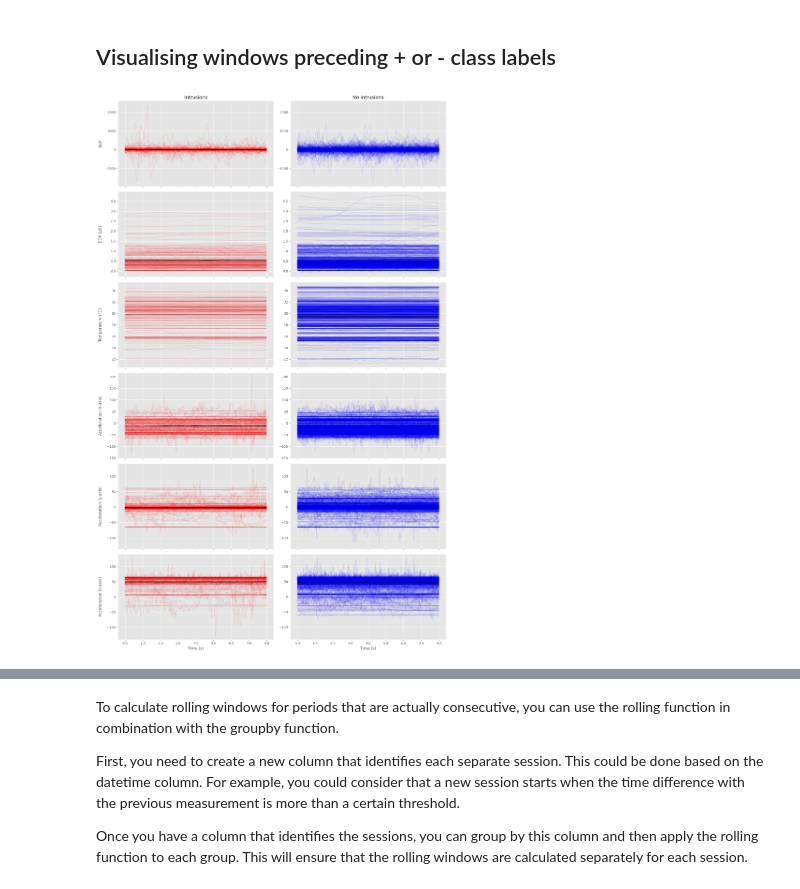
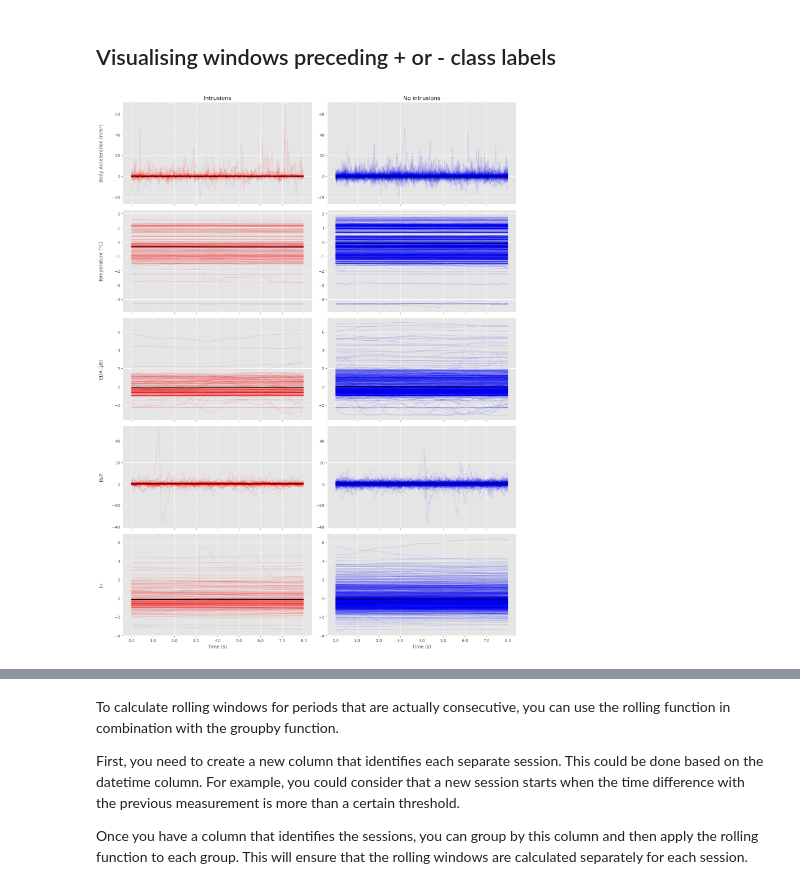
Before and after one commit to koenraijer/IP-TNT, a Jupyter notebook: 06_feature_engineering.ipynb, the cells around one changed output, grey strips where cells are left out. Drawn from its saved outputs; the diff is of its cells as text; code cells hidden in the pictures.

```diff
--- a/06_feature_engineering.ipynb
+++ b/06_feature_engineering.ipynb
@@ -33,10 +142,23 @@ import matplotlib.pyplot as plt
 import pandas as pd
 import numpy as np
 
-# df['unix_time'] = pd.to_datetime(df['unix_time'], unit='s')  # Convert 'unix_time' to datetime format
-# df = df.set_index('unix_time')
+df['unix_time'] = pd.to_datetime(df['unix_time'], unit='s')  # Convert 'unix_time' to datetime format
+df = df.set_index('unix_time')
 
 def get_segment_data(df, column_names):
+    """
+    Extracts segment data from a DataFrame based on specified column names.
+
+    Args:
+        df (pandas.DataFrame): The input DataFrame.
+        column_names (list): A list of column names to extract segment data from.
+
+    Returns:
+        tuple: A tuple containing two dictionaries. The first dictionary contains segment data for positive labels,
+               and the second dictionary contains segment data for negative labels. Each dictionary maps column names
+               to DataFrames, where each column in the DataFrame represents an 8-second window of data.
+
+    """
     # Initialize dictionaries to store data for each label
     positive_data = {}
     negative_data = {}
@@ -55,14 +177,15 @@ def get_segment_data(df, column_names):
         for idx in positive_indices:
             temp_data = df.loc[idx - pd.Timedelta(seconds=8) + pd.Timedelta(seconds=1/64):idx, column]
             temp_data = temp_data.reset_index(drop=True)
-            temp_data.name = f"{idx} - {column}"
+
+            temp_data.name = f"{idx}"
             positive_column_data.append(temp_data)
 
         # For each negative index, get the 8s preceding data
         for idx in negative_indices:
             temp_data = df.loc[idx - pd.Timedelta(seconds=8) + pd.Timedelta(seconds=1/64):idx, column]
             temp_data = temp_data.reset_index(drop=True)
-            temp_data.name = f"{idx} - {column}"
+            temp_data.name = f"{idx}"
             negative_column_data.append(temp_data)
 
         # Concatenate the list of 8s of data into a DataFrame where each column is an 8s window of data
@@ -71,9 +194,20 @@ def get_segment_data(df, column_names):
 
     return positive_data, negative_data
 
-positive_data, negative_data = get_segment_data(df, ['bvp', 'eda']) # , 'temp', 'acc_x', 'acc_y', 'acc_z'
+positive_data, negative_data = get_segment_data(df, ["body_acc", "temp", "eda", "bvp", "hr"])
 # %%
 def plot_data_grid(positive_data, negative_data, save=False):
+    """
+    Plots the data grid for positive and negative data.
+
+    Parameters:
+    positive_data (dict): A dictionary containing positive data for each key.
+    negative_data (dict): A dictionary containing negative data for each key.
+    save (bool, optional): Whether to save the plot as an image. Defaults to False.
+
+    Returns:
+    None
+    """
     # Create a grid of subplots with as many rows as there are keys in the data and 2 columns (one for each label)
     fig, axs = plt.subplots(len(positive_data.keys()), 2, sharex=True, figsize=(15, 4 * len(positive_data.keys())))
 
@@ -87,7 +221,8 @@ def plot_data_grid(positive_data, negative_data, save=False):
         'temp': 'Temperature (°C)',
         'acc_x': 'Acceleration (x-axis)',
         'acc_y': 'Acceleration (y-axis)',
-        'acc_z': 'Acceleration (z-axis)'
+        'acc_z': 'Acceleration (z-axis)',
+        'body_acc': 'Body Acceleration (m/s²)',
     }
 
     # For each key in the data
@@ -102,31 +237,31 @@ def plot_data_grid(positive_data, negative_data, save=False):
         axs[i, 0].set_xticks(np.arange(min(time), max(time)+1, 1))  # Set x-axis ticks
         axs[i, 0].set_xticklabels(np.arange(min(time), max(time)+1, 1))  # Set x-axis tick labels
 
         # Plot negative data
         for column in negative_data[key].columns:
             sns.lineplot(x=time, y=negative_data[key][column], alpha=0.05, color='blue', ax=axs[i, 1])
         sns.lineplot(x=time, y=negative_data[key].mean(axis=1), color='black', ax=axs[i, 1])
         axs[i, 1].set_xlabel('Time (s)')
         axs[i, 1].set_ylabel('')  # Remove y-axis title for the second column
         axs[i, 1].set_xticks(np.arange(min(time), max(time)+1, 1))  # Set x-axis ticks
         axs[i, 1].set_xticklabels(np.arange(min(time), max(time)+1, 1))  # Set x-axis tick labels
 
         # Make y-axis the same for both plots in the row
         min_y = min(axs[i, 0].get_ylim()[0], axs[i, 1].get_ylim()[0])
         max_y = max(axs[i, 0].get_ylim()[1], axs[i, 1].get_ylim()[1])
         axs[i, 0].set_ylim(min_y, max_y)
         axs[i, 1].set_ylim(min_y, max_y)
 
     # Set column titles
     axs[0, 0].set_title('Intrusions')
     axs[0, 1].set_title('No intrusions')
 
     # Show the plot
     plt.tight_layout()
     if save:
         plt.savefig('output/pos_neg_classwindow_feature_values.png', dpi=300)
     plt.show()
 
 plot_data_grid(positive_data, negative_data, save=True)
 # %% [output]
-[figure, old version]
+[figure, new version]
```
Also changed, not shown: parts of 21 cells of this notebook, 9 other files.
